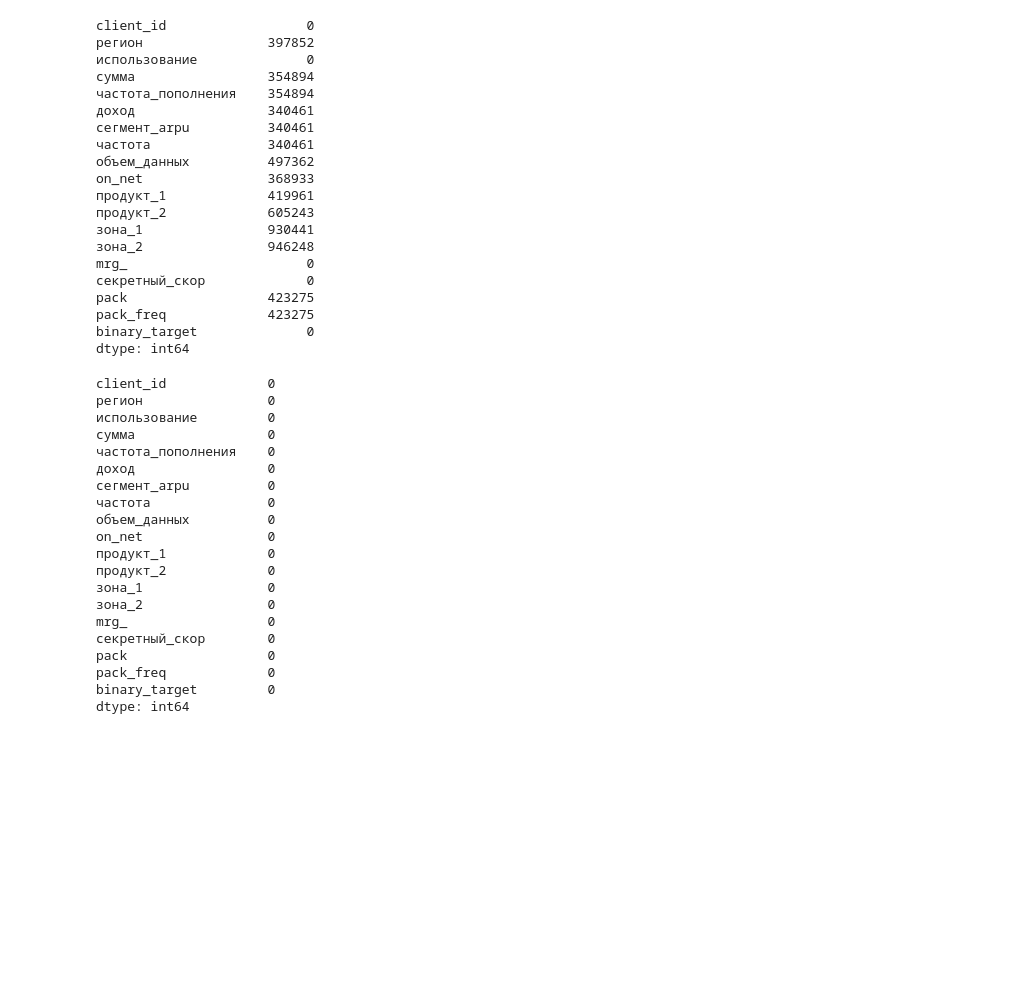
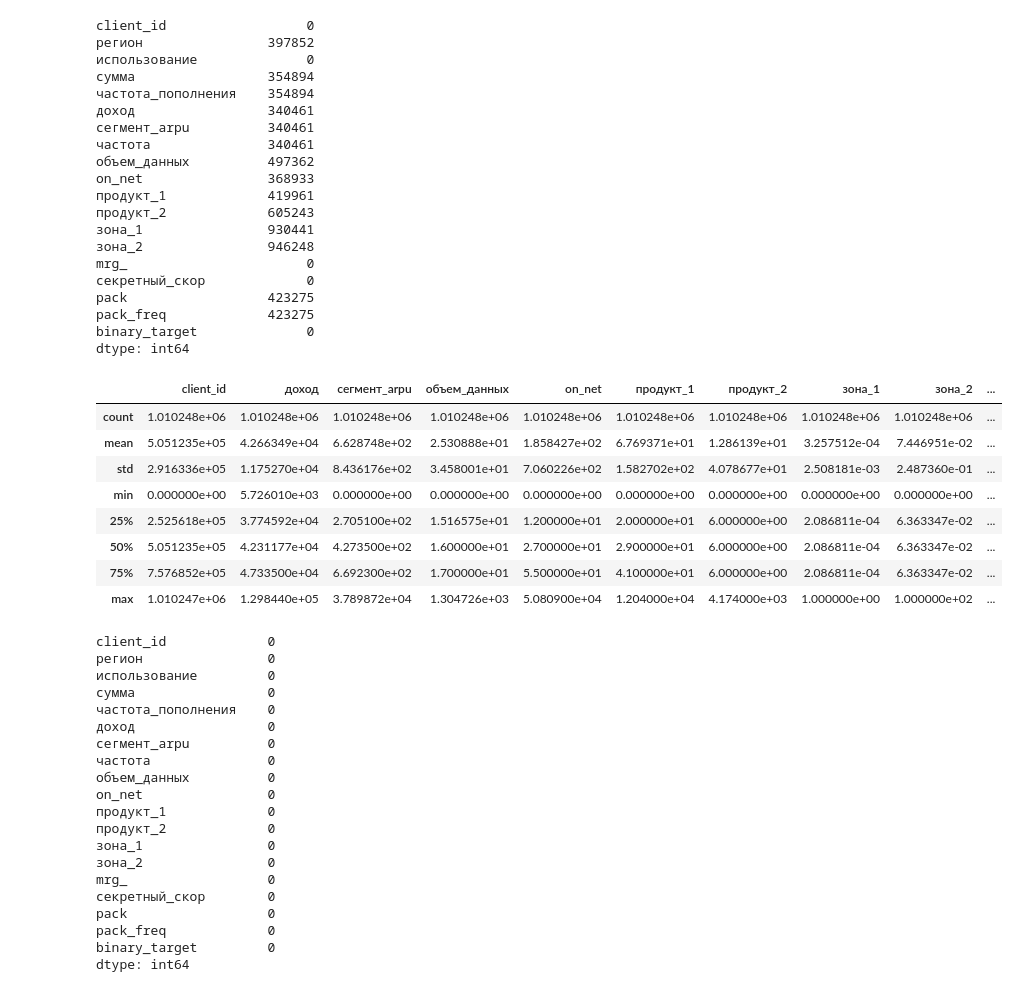
Before and after one commit to KatieGalaeva/shad, a Jupyter notebook: ml_final/teta_ML.ipynb, the cells around one changed output. Saved outputs shown, nothing was run; the diff lists cells and outputs as text; code cells hidden in the pictures; blank space fills up the shorter version.

```diff
--- a/ml_final/teta_ML.ipynb
+++ b/ml_final/teta_ML.ipynb
@@ -106,6 +106,30 @@ pack                  423275
 pack_freq             423275
 binary_target              0
 dtype: int64
+# %%
+from sklearn.impute import SimpleImputer
+from sklearn.preprocessing import OneHotEncoder, StandardScaler
+from sklearn.pipeline import Pipeline
+from sklearn.compose import ColumnTransformer
+
+import numpy as np
+import pandas as pd
+
+
+numerical = ['сумма', 'частота_пополнения', 'доход', 'сегмент_arpu', 'частота',
+             'объем_данных', 'on_net', 'продукт_1', 'продукт_2', 'зона_1', 'зона_2', 'секретный_скор', 'pack_freq']
+categorical = ['использование', 'регион', 'pack']
+boolean_features = ['mrg_']
+# %% [output]
+|  | client_id | доход | сегмент_arpu | объем_данных | on_net | продукт_1 | продукт_2 | зона_1 | зона_2 | ... |
+| count | 1.010248e+06 | 1.010248e+06 | 1.010248e+06 | 1.010248e+06 | 1.010248e+06 | 1.010248e+06 | 1.010248e+06 | 1.010248e+06 | 1.010248e+06 | ... |
+| mean | 5.051235e+05 | 4.266349e+04 | 6.628748e+02 | 2.530888e+01 | 1.858427e+02 | 6.769371e+01 | 1.286139e+01 | 3.257512e-04 | 7.446951e-02 | ... |
+| std | 2.916336e+05 | 1.175270e+04 | 8.436176e+02 | 3.458001e+01 | 7.060226e+02 | 1.582702e+02 | 4.078677e+01 | 2.508181e-03 | 2.487360e-01 | ... |
+| min | 0.000000e+00 | 5.726010e+03 | 0.000000e+00 | 0.000000e+00 | 0.000000e+00 | 0.000000e+00 | 0.000000e+00 | 0.000000e+00 | 0.000000e+00 | ... |
+| 25% | 2.525618e+05 | 3.774592e+04 | 2.705100e+02 | 1.516575e+01 | 1.200000e+01 | 2.000000e+01 | 6.000000e+00 | 2.086811e-04 | 6.363347e-02 | ... |
+| 50% | 5.051235e+05 | 4.231177e+04 | 4.273500e+02 | 1.600000e+01 | 2.700000e+01 | 2.900000e+01 | 6.000000e+00 | 2.086811e-04 | 6.363347e-02 | ... |
+| 75% | 7.576852e+05 | 4.733500e+04 | 6.692300e+02 | 1.700000e+01 | 5.500000e+01 | 4.100000e+01 | 6.000000e+00 | 2.086811e-04 | 6.363347e-02 | ... |
+| max | 1.010247e+06 | 1.298440e+05 | 3.789872e+04 | 1.304726e+03 | 5.080900e+04 | 1.204000e+04 | 4.174000e+03 | 1.000000e+00 | 1.000000e+02 | ... |
 # %%
 from sklearn.impute import SimpleImputer
 from sklearn.preprocessing import OneHotEncoder, StandardScaler
```
Also changed, not shown: parts of 14 cells of this notebook.
